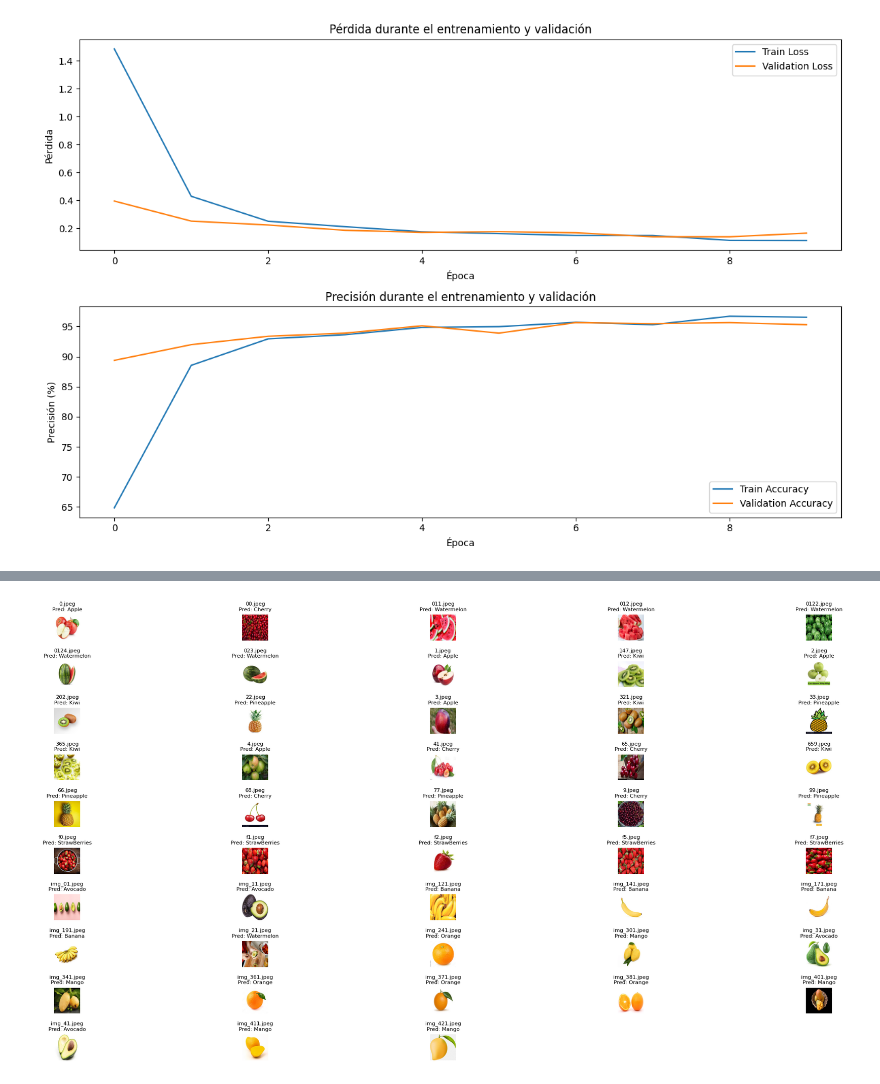
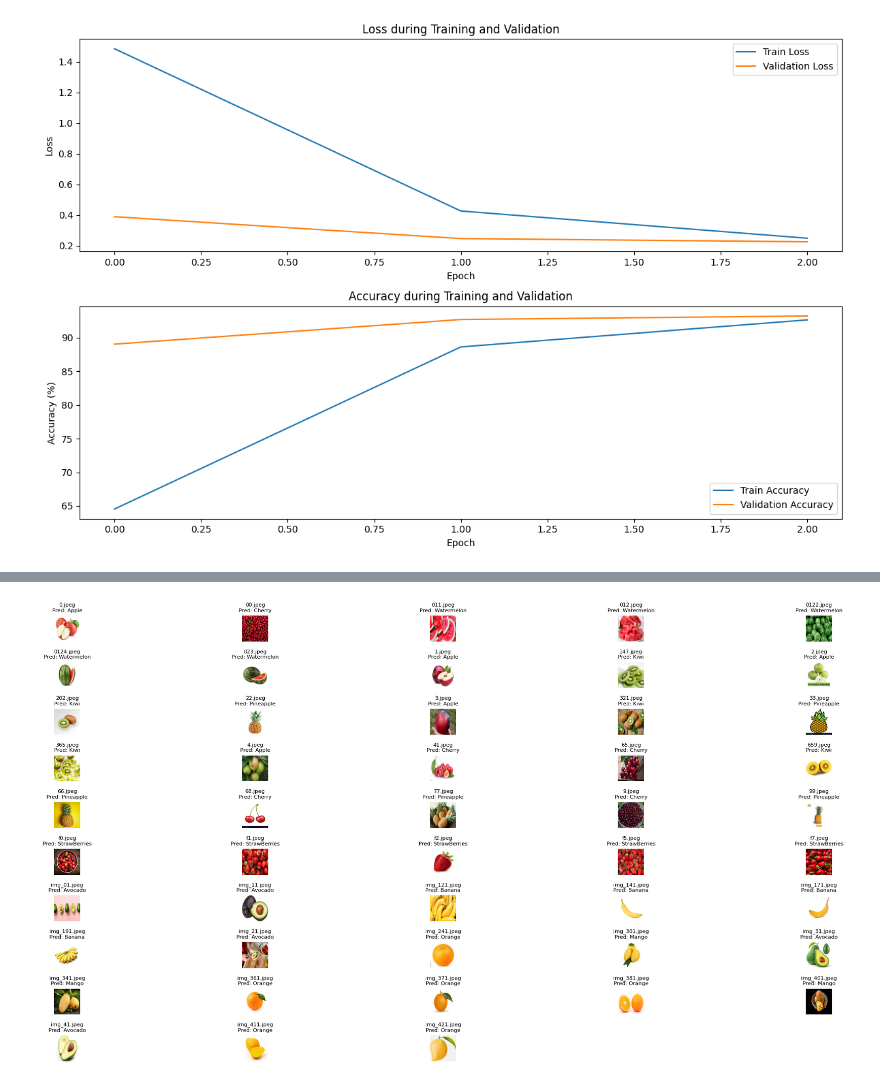
Before and after one commit to javi9davi/Fruit-Classifier, a Jupyter notebook: main.ipynb, the cells around one changed output, grey strips where cells are left out. Saved outputs shown, nothing was run; the diff lists cells and outputs as text; code cells hidden in the pictures.

```diff
--- a/main.ipynb
+++ b/main.ipynb
@@ -89,27 +89,27 @@ from torchvision import transforms, models
 from torch.utils.data import DataLoader, random_split
 from torchvision.datasets import ImageFolder
 
-# Configuración inicial
-height, width = 224, 224  # Tamaño compatible con ResNet18
+# Initial configuration
+height, width = 224, 224  # Compatible size with ResNet18
 batch_size = 64
-num_classes = 10  # Cambia esto según el número de clases en tu dataset
+num_classes = 10
 seed = 100
 
-# Asegurar reproducibilidad
+# Ensure reproducibility
 torch.manual_seed(seed)
 
-# Dispositivo (CPU o GPU)
+# Device (CPU or GPU)
 device = torch.device("cuda" if torch.cuda.is_available() else "cpu")
-print(f"Usando: {device}")
+print(f"Using: {device}")
 
-# Transformaciones para imágenes (escalado, normalización)
+# Image transformations (scaling, normalization)
 transform = transforms.Compose([
-    transforms.Resize((height, width)),  # Cambia el tamaño de las imágenes
-    transforms.ToTensor(),               # Convierte las imágenes a tensores
+    transforms.Resize((height, width)),   # Resize images
+    transforms.ToTensor(),               # Convert images to tensors
     transforms.Normalize((0.485, 0.456, 0.406), (0.229, 0.224, 0.225))
 ])
 
-# Aumentación de datos
+# Data augmentation
 transform_train = transforms.Compose([
     transforms.RandomResizedCrop((height, width)),
     transforms.RandomHorizontalFlip(),
@@ -119,36 +119,36 @@ transform_train = transforms.Compose([
 ])
 
 
-# Cargar datasets
+# Load datasets
 train_data = ImageFolder(root=train_path, transform=transform_train)
 test_data = ImageFolder(root=test_path, transform=transform)
 # DataLoaders
 train_loader = DataLoader(train_data, batch_size=batch_size, shuffle=True)
 test_loader = DataLoader(test_data, batch_size=batch_size, shuffle=False)
 
-# Cargar modelo preentrenado
+# Load pre-trained model
 model = models.resnet50(weights=models.ResNet50_Weights.DEFAULT)
 model.fc = nn.Linear(model.fc.in_features, num_classes)
 model = model.to(device)
 
-# Configuración de entrenamiento
+# Training setup
 criterion = nn.CrossEntropyLoss()
 optimizer = optim.Adam(model.parameters(), lr=0.0001)
 scheduler = optim.lr_scheduler.ReduceLROnPlateau(optimizer, mode='min', factor=0.5, patience=3)
 
-# Listas para registrar métricas
+# Lists to track metrics
 train_losses = []
 train_accuracies = []
 val_losses = []
 val_accuracies = []
 
-# Variables para el control del mejor modelo
+# Variables to track the best model
 best_val_loss = float('inf')
 patience = 5
 trigger_times = 0
 
-# Entrenamiento
-epochs = 10
+# Training loop
+epochs = 3
 for epoch in range(epochs):
     # Modo de entrenamiento
     model.train()
@@ -174,7 +174,7 @@ for epoch in range(epochs):
     train_losses.append(train_loss)
     train_accuracies.append(train_accuracy)
 
-    # Modo de validación
+    # Validation mode
     model.eval()
     val_running_loss = 0.0
     val_correct = 0
@@ -200,38 +200,41 @@ for epoch in range(epochs):
           f"Train Loss: {train_loss:.4f}, Train Accuracy: {train_accuracy:.2f}%, "
           f"Validation Loss: {val_loss:.4f}, Validation Accuracy: {val_accuracy:.2f}%")
 
-    # Guardar el mejor modelo
+    # Save the best model
     if val_loss < best_val_loss:
         best_val_loss = val_loss
         trigger_times = 0
         torch.save(model.state_dict(), "best_model.pth")
-        print("Mejor modelo guardado.")
+        print("Best model saved.")
     else:
         trigger_times += 1
-        print(f"No se ha encontrado un mejor modelo en {trigger_times} épocas consecutivas.")
+        print(f"No improvement for {trigger_times} consecutive epochs.")
         if trigger_times >= patience:
-            print("Detención temprana activada.")
+            print("Early stopping activated.")
             break
 
-# Graficar las métricas
+model.load_state_dict(torch.load("best_model.pth", weights_only=True))
+model = model.to(device)
+print("Best model weights loaded.")
+# Plot metrics
 plt.figure(figsize=(12, 8))
 
-# Gráfica de pérdida
+# Loss plot
 plt.subplot(2, 1, 1)
 plt.plot(train_losses, label="Train Loss")
 plt.plot(val_losses, label="Validation Loss")
-plt.title("Pérdida durante el entrenamiento y validación")
-plt.xlabel("Época")
-plt.ylabel("Pérdida")
+plt.title("Loss during Training and Validation")
+plt.xlabel("Epoch")
+plt.ylabel("Loss")
 plt.legend()
 
-# Gráfica de precisión
+# Accuracy plot
 plt.subplot(2, 1, 2)
 plt.plot(train_accuracies, label="Train Accuracy")
 plt.plot(val_accuracies, label="Validation Accuracy")
-plt.title("Precisión durante el entrenamiento y validación")
-plt.xlabel("Época")
-plt.ylabel("Precisión (%)")
+plt.title("Accuracy during Training and Validation")
+plt.xlabel("Epoch")
+plt.ylabel("Accuracy (%)")
 plt.legend()
 
 plt.tight_layout()
@@ -257,4 +251,4 @@ No se ha encontrado un mejor modelo en 1 épocas consecutivas.
-[figure, old version]
+[figure, new version]
 # %%
 import torch
 import matplotlib.pyplot as plt
```
Also changed, not shown: parts of 7 cells of this notebook.
